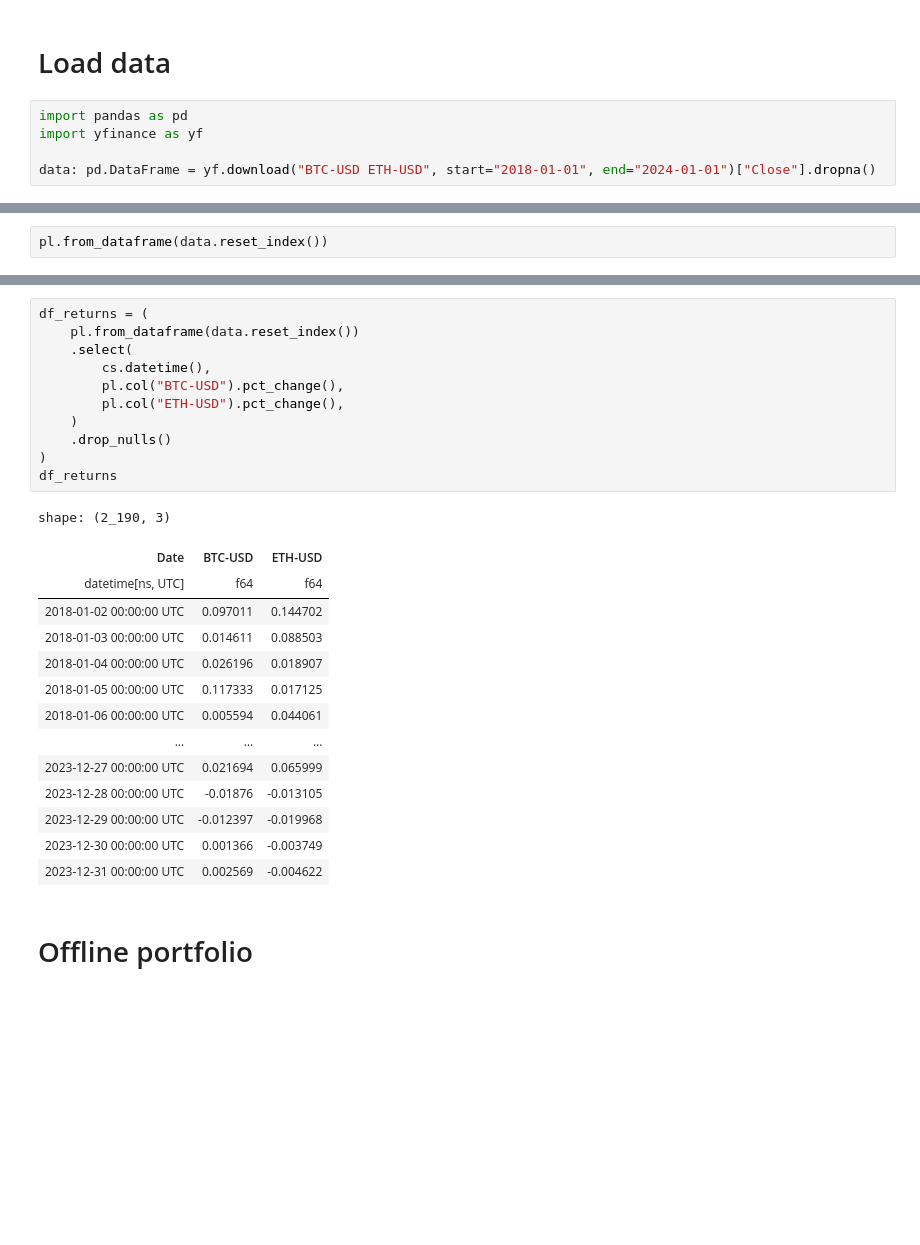
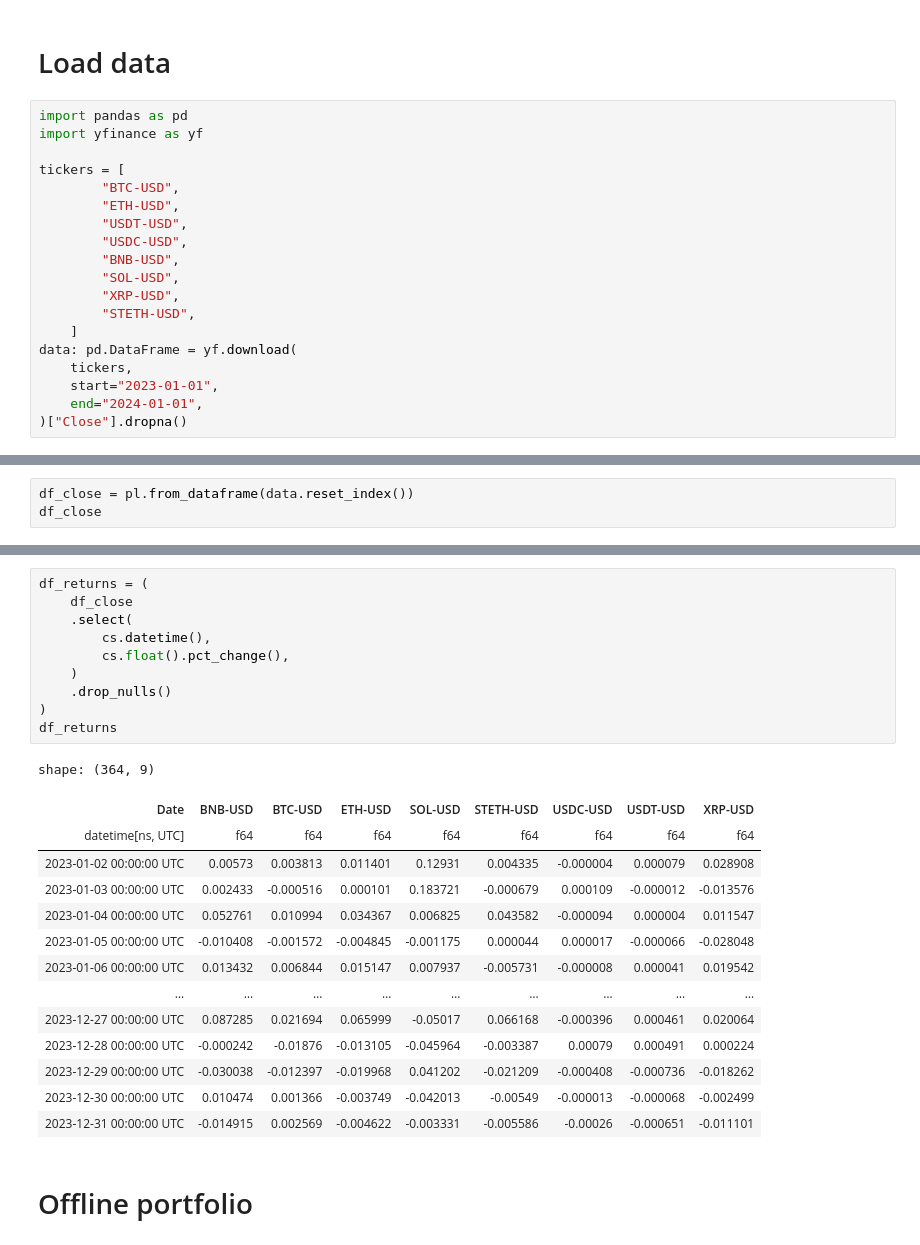
Before and after one commit to jialinyi94/online_pyfolio_opt, a Jupyter notebook: examples/eg_portfolio.ipynb, the cells around one changed output, grey strips where cells are left out. Drawn from its saved outputs; the diff is of its cells as text; blank space fills up the shorter version.

```diff
--- a/examples/eg_portfolio.ipynb
+++ b/examples/eg_portfolio.ipynb
@@ -12,5 +12,19 @@ import polars.selectors as cs
 import pandas as pd
 import yfinance as yf
 
-data: pd.DataFrame = yf.download("BTC-USD ETH-USD", start="2018-01-01", end="2024-01-01")["Close"].dropna()
+tickers = [
+        "BTC-USD",
+        "ETH-USD",
+        "USDT-USD",
+        "USDC-USD",
+        "BNB-USD",
+        "SOL-USD",
+        "XRP-USD",
+        "STETH-USD",
+    ]
+data: pd.DataFrame = yf.download(
+    tickers,
+    start="2023-01-01",
+    end="2024-01-01",
+)["Close"].dropna()
 # %% [output]
@@ -23,3 +40,4 @@ array([<Axes: xlabel='Date'>, <Axes: xlabel='Date'>], dtype=object)
 # %%
-pl.from_dataframe(data.reset_index())
+df_close = pl.from_dataframe(data.reset_index())
+df_close
 # %% [output]
@@ -40,29 +58,28 @@ shape: (2_191, 3)
 # %%
 df_returns = (
-    pl.from_dataframe(data.reset_index())
+    df_close
     .select(
         cs.datetime(),
-        pl.col("BTC-USD").pct_change(),
-        pl.col("ETH-USD").pct_change(),
+        cs.float().pct_change(),
     )
     .drop_nulls()
 )
 df_returns
 # %% [output]
-shape: (2_190, 3)
+shape: (364, 9)
-| Date | BTC-USD | ETH-USD |
-| datetime[ns, UTC] | f64 | f64 |
-| 2018-01-02 00:00:00 UTC | 0.097011 | 0.144702 |
-| 2018-01-03 00:00:00 UTC | 0.014611 | 0.088503 |
-| 2018-01-04 00:00:00 UTC | 0.026196 | 0.018907 |
-| 2018-01-05 00:00:00 UTC | 0.117333 | 0.017125 |
-| 2018-01-06 00:00:00 UTC | 0.005594 | 0.044061 |
-| … | … | … |
-| 2023-12-27 00:00:00 UTC | 0.021694 | 0.065999 |
-| 2023-12-28 00:00:00 UTC | -0.01876 | -0.013105 |
-| 2023-12-29 00:00:00 UTC | -0.012397 | -0.019968 |
-| 2023-12-30 00:00:00 UTC | 0.001366 | -0.003749 |
-| 2023-12-31 00:00:00 UTC | 0.002569 | -0.004622 |
+| Date | BNB-USD | BTC-USD | ETH-USD | SOL-USD | STETH-USD | USDC-USD | USDT-USD | XRP-USD |
+| datetime[ns, UTC] | f64 | f64 | f64 | f64 | f64 | f64 | f64 | f64 |
+| 2023-01-02 00:00:00 UTC | 0.00573 | 0.003813 | 0.011401 | 0.12931 | 0.004335 | -0.000004 | 0.000079 | 0.028908 |
+| 2023-01-03 00:00:00 UTC | 0.002433 | -0.000516 | 0.000101 | 0.183721 | -0.000679 | 0.000109 | -0.000012 | -0.013576 |
+| 2023-01-04 00:00:00 UTC | 0.052761 | 0.010994 | 0.034367 | 0.006825 | 0.043582 | -0.000094 | 0.000004 | 0.011547 |
+| 2023-01-05 00:00:00 UTC | -0.010408 | -0.001572 | -0.004845 | -0.001175 | 0.000044 | 0.000017 | -0.000066 | -0.028048 |
+| 2023-01-06 00:00:00 UTC | 0.013432 | 0.006844 | 0.015147 | 0.007937 | -0.005731 | -0.000008 | 0.000041 | 0.019542 |
+| … | … | … | … | … | … | … | … | … |
+| 2023-12-27 00:00:00 UTC | 0.087285 | 0.021694 | 0.065999 | -0.05017 | 0.066168 | -0.000396 | 0.000461 | 0.020064 |
+| 2023-12-28 00:00:00 UTC | -0.000242 | -0.01876 | -0.013105 | -0.045964 | -0.003387 | 0.00079 | 0.000491 | 0.000224 |
+| 2023-12-29 00:00:00 UTC | -0.030038 | -0.012397 | -0.019968 | 0.041202 | -0.021209 | -0.000408 | -0.000736 | -0.018262 |
+| 2023-12-30 00:00:00 UTC | 0.010474 | 0.001366 | -0.003749 | -0.042013 | -0.00549 | -0.000013 | -0.000068 | -0.002499 |
+| 2023-12-31 00:00:00 UTC | -0.014915 | 0.002569 | -0.004622 | -0.003331 | -0.005586 | -0.00026 | -0.000651 | -0.011101 |
 # %% [markdown]
 # Offline portfolio
 # %%
```
Also changed, not shown: parts of 13 cells of this notebook.
